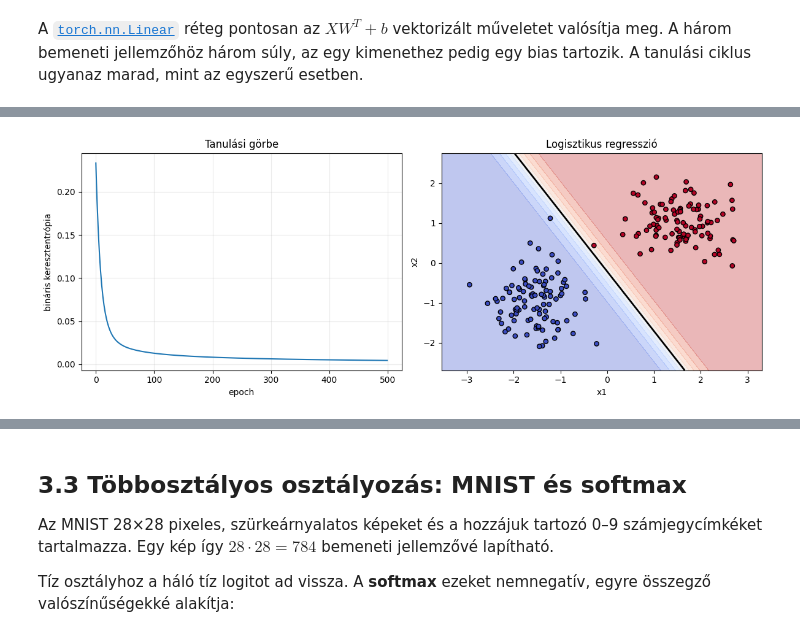
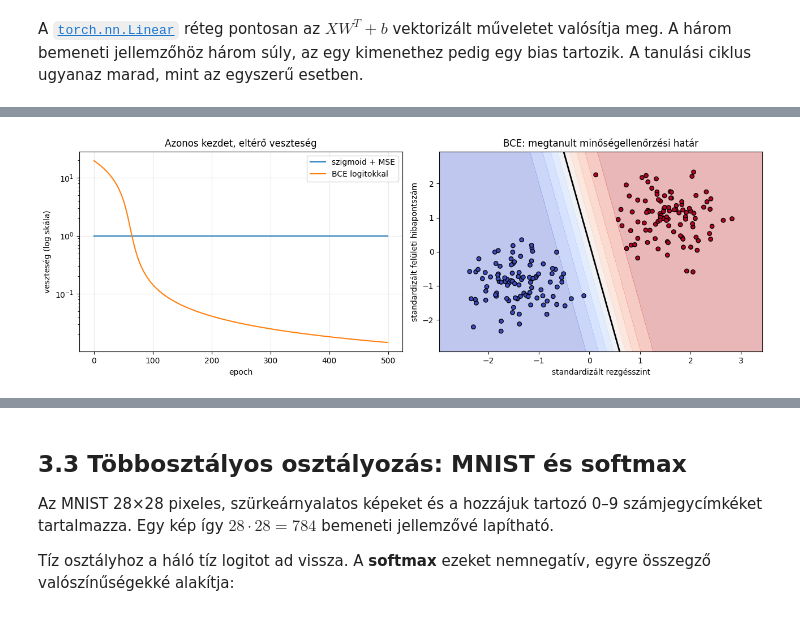
Before and after one commit to CooperativeResearchPlatform/object_detection_for_aeb, a Jupyter notebook: notebooks/2-ora_nn_alapok/02_neural_network_intro.ipynb, the cells around one changed output, grey strips where cells are left out. Cells and saved outputs as stored; diff of their text form; code cells hidden in the pictures.

```diff
--- a/notebooks/2-ora_nn_alapok/02_neural_network_intro.ipynb
+++ b/notebooks/2-ora_nn_alapok/02_neural_network_intro.ipynb
@@ -169,10 +263,19 @@ true_weights = np.array([3.0, -2.0, 0.5], dtype=np.float32)
 y_multi = X_multi @ true_weights + 1.2 + np.random.normal(0, 0.5, n_samples)
 y_multi = y_multi.astype(np.float32)
 
-fig, axes = plt.subplots(1, 3, figsize=(14, 4))
+feature_names = [
+    "standardizált gépterhelés",
+    "standardizált környezeti hőmérséklet",
+    "standardizált fordulatszám",
+]
+fig, axes = plt.subplots(1, 3, figsize=(15, 4))
 for feature_index, axis in enumerate(axes):
     axis.scatter(X_multi[:, feature_index], y_multi, alpha=0.65)
-    axis.set(xlabel=f"x{feature_index + 1}", ylabel="y", title=f"x{feature_index + 1} és y")
+    axis.set(
+        xlabel=feature_names[feature_index],
+        ylabel="standardizált energiaigény",
+        title=f"{feature_names[feature_index]} és energiaigény",
+    )
     axis.grid(alpha=0.25)
 plt.tight_layout()
 plt.show()
@@ -263,13 +509,13 @@ Ezért tanításkor a modell nyers logitját adjuk a veszteségfüggvénynek. A
 def train_binary_model(model, X, y, epochs=500, learning_rate=0.05, weight_decay=0.0):
     """Bináris osztályozó tanítása és a veszteségek visszaadása."""
     loss_function = nn.BCEWithLogitsLoss()
-    optimizer = torch.optim.Adam(
+    optimizer = torch.optim.SGD(
         model.parameters(), lr=learning_rate, weight_decay=weight_decay
     )
     losses = []
     for _ in range(epochs):
-        logits = model(X).squeeze(1)
-        loss = loss_function(logits, y)
+        logits = model(X).squeeze(1)  # (N, 2) -> (N, 1) -> (N,)
+        loss = loss_function(logits, y)  # két (N,) vektor -> skalár
         optimizer.zero_grad()
         loss.backward()
         optimizer.step()
@@ -280,38 +526,74 @@ def train_binary_model(model, X, y, epochs=500, learning_rate=0.05, weight_decay
 def binary_accuracy(model, X, y):
     """A 0,5 küszöbbel kapott bináris pontosság."""
     with torch.no_grad():
-        predictions = (torch.sigmoid(model(X).squeeze(1)) >= 0.5).float()
+        logits = model(X).squeeze(1)  # (N, 1) -> (N,)
+        predictions = (torch.sigmoid(logits) >= 0.5).float()  # (N,)
     return (predictions == y).float().mean().item()
 
 
-def plot_decision_surface(model, X, y, title, axis=None):
+def plot_decision_surface(model, X, y, title, axis=None, xlabel="x1", ylabel="x2"):
     """A modell döntési tartományának és adatpontjainak ábrázolása."""
     if axis is None:
         _, axis = plt.subplots(figsize=(6, 5))
     x1 = np.linspace(X[:, 0].min() - 0.6, X[:, 0].max() + 0.6, 180)
     x2 = np.linspace(X[:, 1].min() - 0.6, X[:, 1].max() + 0.6, 180)
-    grid_x1, grid_x2 = np.meshgrid(x1, x2)
-    grid = torch.tensor(np.c_[grid_x1.ravel(), grid_x2.ravel()], dtype=torch.float32)
+    grid_x1, grid_x2 = np.meshgrid(x1, x2)  # két (180, 180) koordinátarács
+    grid = torch.tensor(
+        np.c_[grid_x1.ravel(), grid_x2.ravel()], dtype=torch.float32
+    )  # 32 400 rácspont, alak: (32400, 2)
     model_device = next(model.parameters()).device
     with torch.no_grad():
-        probabilities = torch.sigmoid(model(grid.to(model_device)).squeeze(1)).cpu().numpy()
-    probabilities = probabilities.reshape(grid_x1.shape)
+        grid_logits = model(grid.to(model_device)).squeeze(1)  # (32400,)
+        probabilities = torch.sigmoid(grid_logits).cpu().numpy()
+    probabilities = probabilities.reshape(grid_x1.shape)  # (32400,) -> (180, 180)
     axis.contourf(grid_x1, grid_x2, probabilities, levels=np.linspace(0, 1, 11), cmap="coolwarm", alpha=0.35)
     axis.contour(grid_x1, grid_x2, probabilities, levels=[0.5], colors="black", linewidths=2)
     axis.scatter(X[:, 0], X[:, 1], c=y, cmap="coolwarm", edgecolor="black", s=28)
-    axis.set(xlabel="x1", ylabel="x2", title=title)
+    axis.set(xlabel=xlabel, ylabel=ylabel, title=title)
 
-X_sep_t = torch.from_numpy(X_separable)
-y_sep_t = torch.from_numpy(y_separable)
+
+# A BCE-modell ugyanazokból a súlyokból indul, mint az MSE-modell.
 logistic_model = nn.Linear(2, 1)
-logistic_losses = train_binary_model(logistic_model, X_sep_t, y_sep_t)
+with torch.no_grad():
+    logistic_model.weight.copy_(initial_weight)
+    logistic_model.bias.copy_(initial_bias)
 
-print(f"Tanítási pontosság: {100 * binary_accuracy(logistic_model, X_sep_t, y_sep_t):.1f}%")
-fig, axes = plt.subplots(1, 2, figsize=(12, 4.5))
-axes[0].plot(logistic_losses)
-axes[0].set(xlabel="epoch", ylabel="bináris keresztentrópia", title="Tanulási görbe")
+bce_optimizer = torch.optim.SGD(logistic_model.parameters(), lr=0.1)
+bce_loss_function = nn.BCEWithLogitsLoss()
+bce_losses = []
+bce_initial_gradient_norm = None
+
+for epoch in range(500):
+    logits = logistic_model(X_sep_t).squeeze(1)  # (200, 2) -> (200,)
+    loss = bce_loss_function(logits, y_sep_t)  # két (200,) vektor -> skalár
+    bce_optimizer.zero_grad()
+    loss.backward()
+    if epoch == 0:
+        bce_initial_gradient_norm = logistic_model.weight.grad.norm().item()
+    bce_optimizer.step()
+    bce_losses.append(loss.item())
+
+bce_accuracy = binary_accuracy(logistic_model, X_sep_t, y_sep_t)
+print(f"Kezdeti BCE-gradiens normája: {bce_initial_gradient_norm:.2e}")
+print(f"BCE utáni pontosság: {100 * bce_accuracy:.1f}%")
+print(f"A BCE kezdeti gradiense {bce_initial_gradient_norm / mse_initial_gradient_norm:.0f}-szer nagyobb az MSE gradiensénél.")
+
+fig, axes = plt.subplots(1, 2, figsize=(13, 4.5))
+axes[0].plot(mse_classification_losses, label="szigmoid + MSE")
+axes[0].plot(bce_losses, label="BCE logitokkal")
+axes[0].set_yscale("log")
+axes[0].set(xlabel="epoch", ylabel="veszteség (log skála)", title="Azonos kezdet, eltérő veszteség")
+axes[0].legend()
 axes[0].grid(alpha=0.25)
-plot_decision_surface(logistic_model, X_separable, y_separable, "Logisztikus regresszió", axes[1])
+plot_decision_surface(
+    logistic_model,
+    X_separable,
+    y_separable,
+    "BCE: megtanult minőségellenőrzési határ",
+    axes[1],
+    xlabel="standardizált rezgésszint",
+    ylabel="standardizált felületi hibapontszám",
+)
 plt.tight_layout()
 plt.show()
 # %% [output]
@@ -319,4 +603,4 @@ Tanítási pontosság: 100.0%
-[figure, old version]
+[figure, new version]
 # %% [markdown]
 ## 2.2 Amikor az adatok nem lineárisan szeparálhatók
 
```
Also changed, not shown: parts of 58 cells of this notebook.
